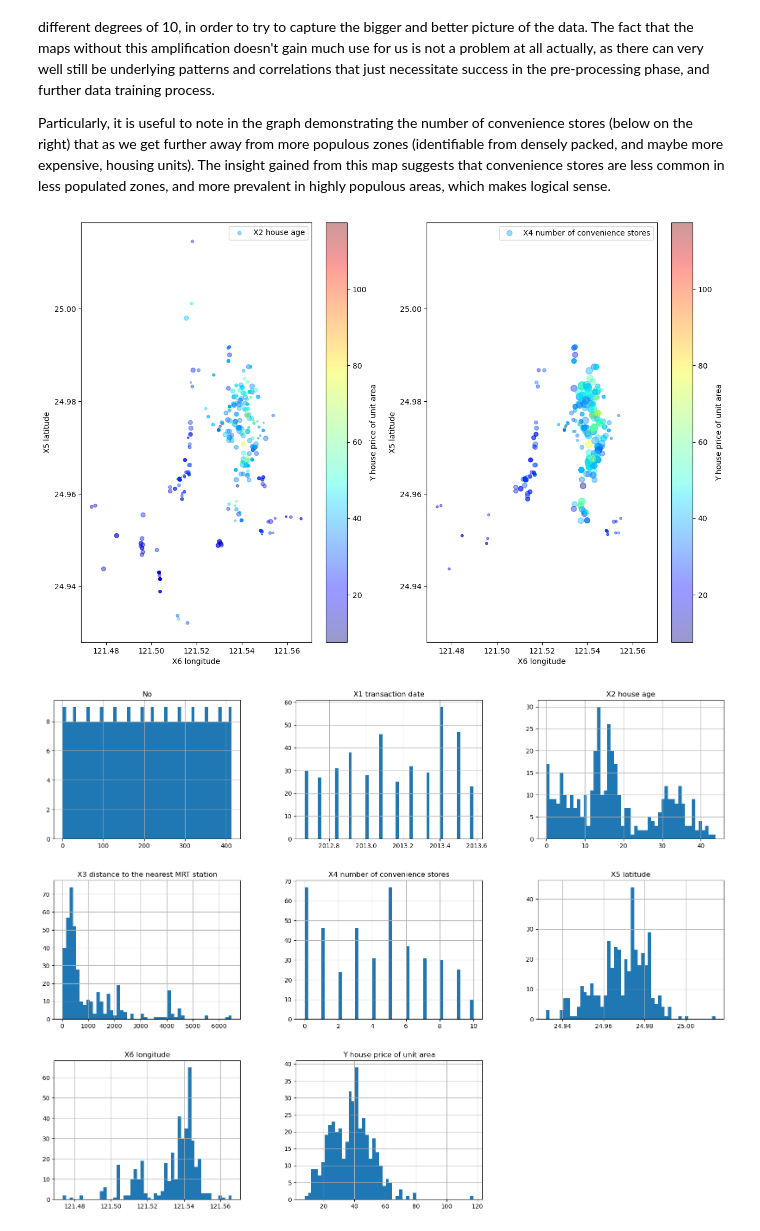
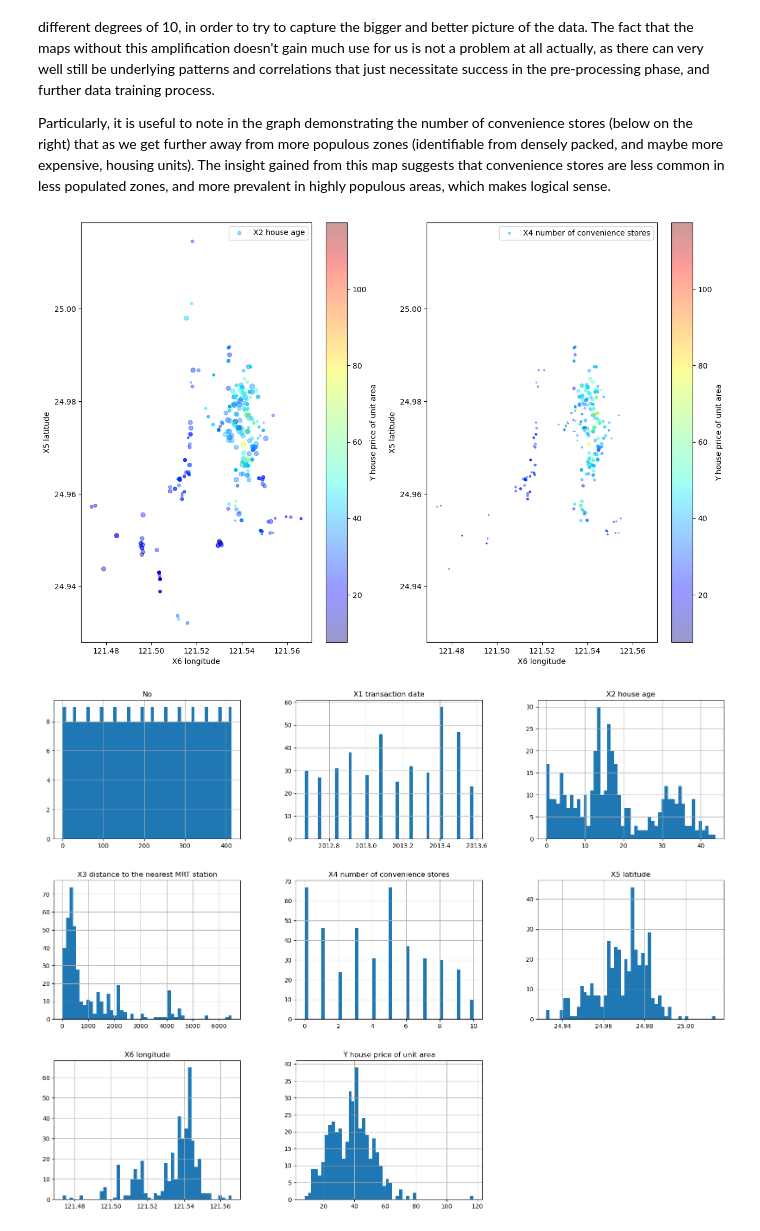
Before and after one commit to matthewpkearney/cs559_spring24_hw1, a Jupyter notebook: Homework1_mkearney.ipynb, the cells around one changed output. Drawn from its saved outputs; the diff is of its cells as text; code cells hidden in the pictures.

```diff
--- a/Homework1_mkearney.ipynb
+++ b/Homework1_mkearney.ipynb
@@ -100,14 +100,14 @@ Particularly, it is useful to note in the graph demonstrating the number of conv
 # %%
 fig, (ax3, ax4) = plt.subplots(1, 2,figsize=(15,10))
 DF.plot(kind="scatter",x="X6 longitude",y="X5 latitude", alpha=0.4, s=DF["X2 house age"],
        label="X2 house age",c="Y house price of unit area", cmap=plt.get_cmap("jet"),colorbar=True, ax=ax3)
 
-DF.plot(kind="scatter",x="X6 longitude",y="X5 latitude", alpha=0.4, s=DF["X4 number of convenience stores"]*10,
+DF.plot(kind="scatter",x="X6 longitude",y="X5 latitude", alpha=0.4, s=DF["X4 number of convenience stores"]*2,
        label="X4 number of convenience stores",c="Y house price of unit area", cmap=plt.get_cmap("jet"),colorbar=True, ax=ax4)
 plt.legend()
 plt.show()
 # %% [output]
-[figure, old version]
+[figure, new version]
 # %%
 DF.hist(bins=50, figsize=(20,15))
 plt.show()
```
Also changed, not shown: parts of 35 cells of this notebook, 1 other file.
